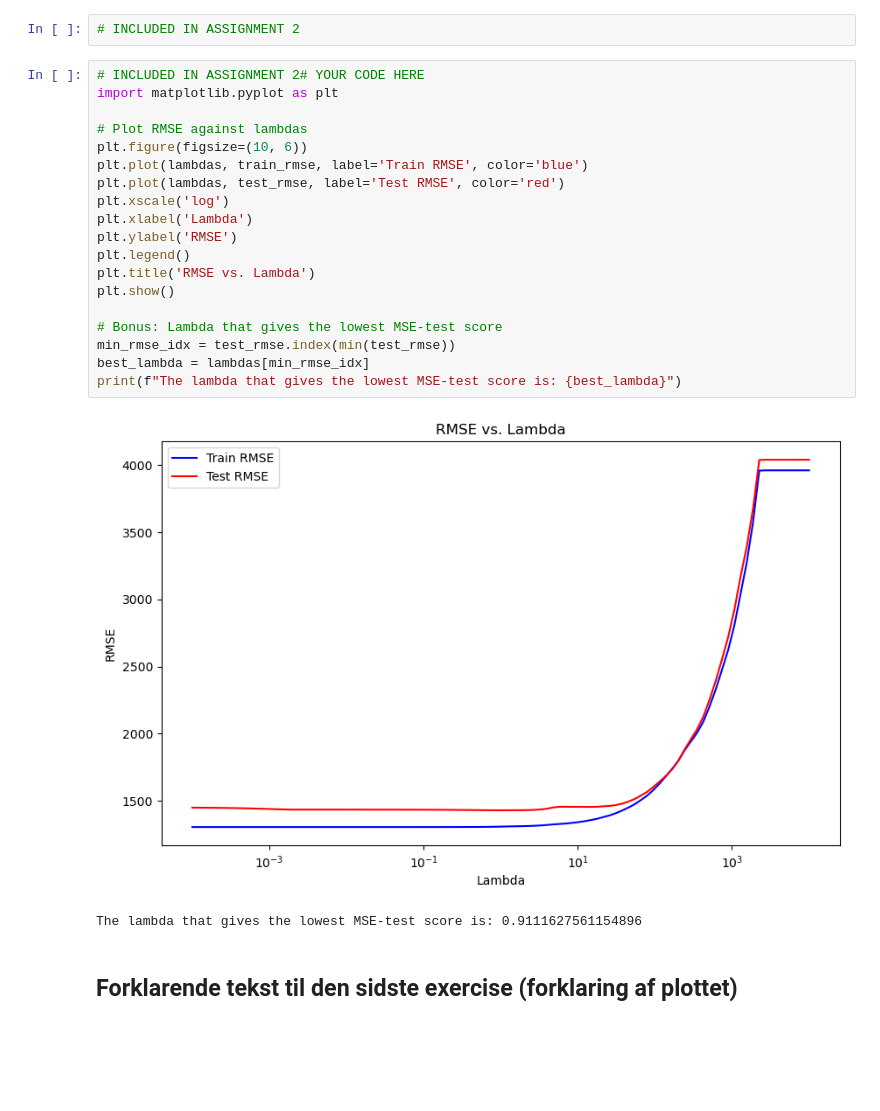
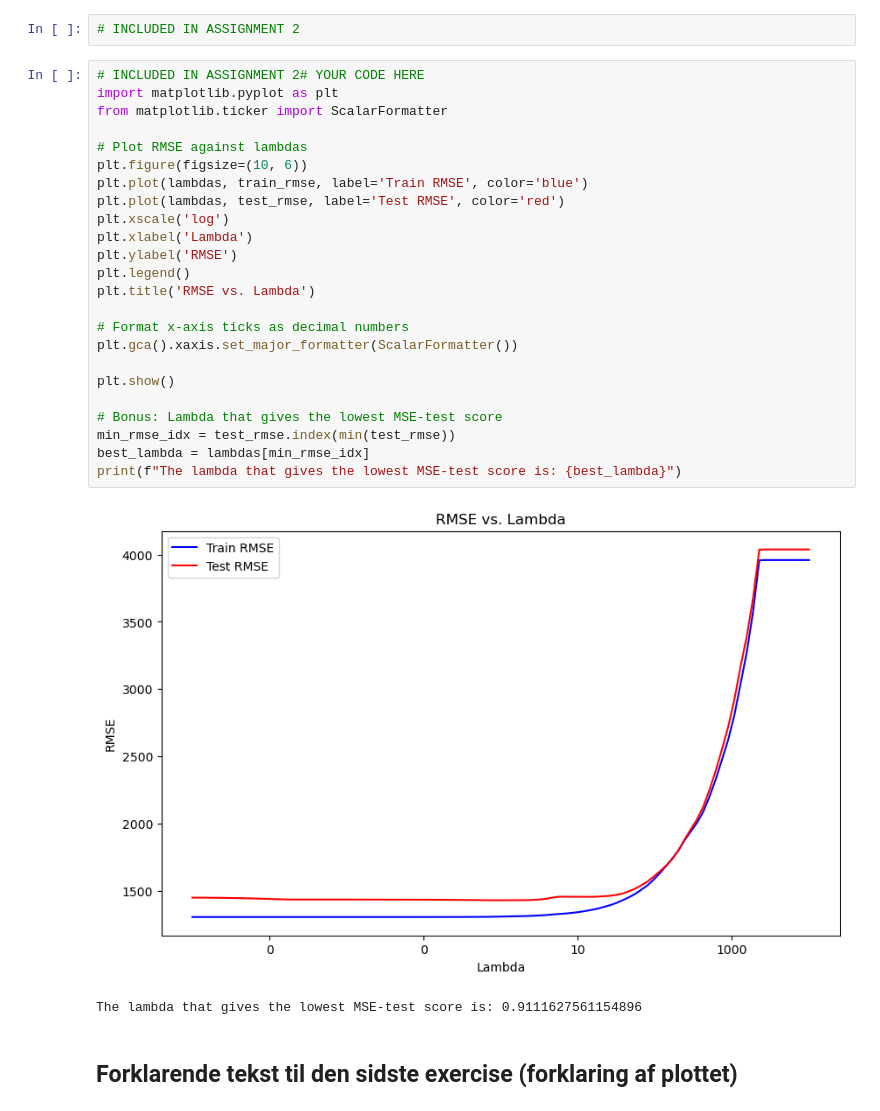
Before and after one commit to NicholasStampe/SocialDataScience, a Jupyter notebook: ExamProject/LASSO/Jona_LASSO-Copy1.ipynb, the cells around one changed output. Drawn from its saved outputs; the diff is of its cells as text; blank space fills up the shorter version.

```diff
--- a/ExamProject/LASSO/Jona_LASSO-Copy1.ipynb
+++ b/ExamProject/LASSO/Jona_LASSO-Copy1.ipynb
@@ -339,24 +339,29 @@ Lambda: 10000.0 - All coefficients are either zero or extremely close to zero, w
 # %%
 # INCLUDED IN ASSIGNMENT 2# YOUR CODE HERE
 import matplotlib.pyplot as plt
+from matplotlib.ticker import ScalarFormatter
 
 # Plot RMSE against lambdas
 plt.figure(figsize=(10, 6))
 plt.plot(lambdas, train_rmse, label='Train RMSE', color='blue')
 plt.plot(lambdas, test_rmse, label='Test RMSE', color='red')
 plt.xscale('log')
 plt.xlabel('Lambda')
 plt.ylabel('RMSE')
 plt.legend()
 plt.title('RMSE vs. Lambda')
+
+# Format x-axis ticks as decimal numbers
+plt.gca().xaxis.set_major_formatter(ScalarFormatter())
+
 plt.show()
 
 # Bonus: Lambda that gives the lowest MSE-test score
 min_rmse_idx = test_rmse.index(min(test_rmse))
 best_lambda = lambdas[min_rmse_idx]
 print(f"The lambda that gives the lowest MSE-test score is: {best_lambda}")
 # %% [output]
-[figure, old version]
+[figure, new version]
 The lambda that gives the lowest MSE-test score is: 0.9111627561154896
 # %% [markdown]
 ## Forklarende tekst til den sidste exercise (forklaring af plottet)
```
Also changed, not shown: parts of 1 cell of this notebook.
